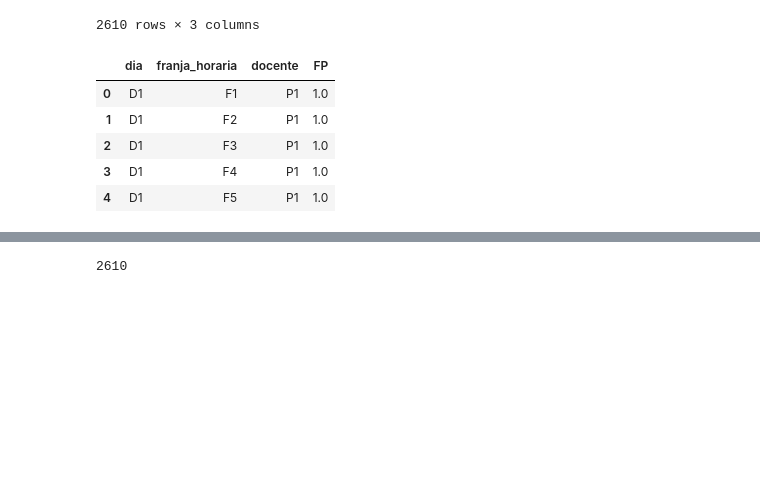
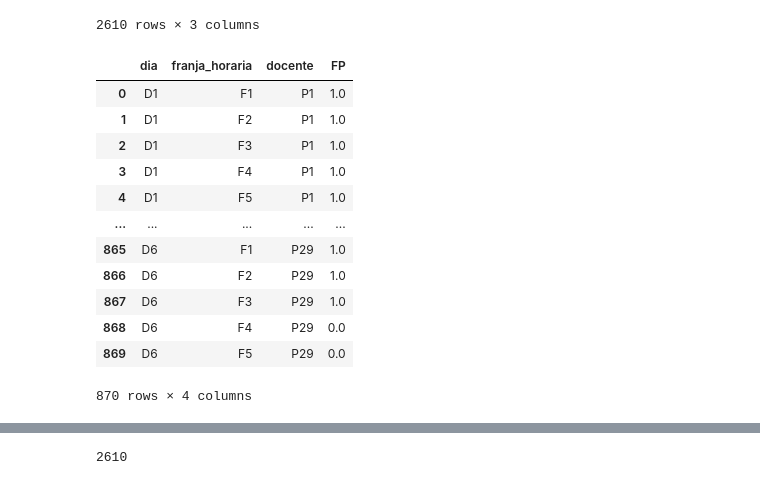
Before and after one commit to hfelizzola/Timetabling-Unisalle, a Jupyter notebook: Time_Tabling.ipynb, the cells around one changed output, grey strips where cells are left out. Saved outputs shown, nothing was run; the diff lists cells and outputs as text; code cells hidden in the pictures; blank space fills up the shorter version.

```diff
--- a/Time_Tabling.ipynb
+++ b/Time_Tabling.ipynb
@@ -197,15 +247,22 @@ MP
 # %%
 FP = pd.read_excel('input_data.xlsx', sheet_name='FP')
 #FP.rename(columns={'Unnamed: 0':'dia','Unnamed: 1':'franja_horaria'}, inplace=True)
 #FP = FP.melt(id_vars=['dia','franja_horaria'], value_vars=docente, var_name='docente', value_name='FP')
-FP.head()
+FP
 # %% [output]
 |  | dia | franja_horaria | docente | FP |
 | 0 | D1 | F1 | P1 | 1.0 |
 | 1 | D1 | F2 | P1 | 1.0 |
 | 2 | D1 | F3 | P1 | 1.0 |
 | 3 | D1 | F4 | P1 | 1.0 |
 | 4 | D1 | F5 | P1 | 1.0 |
+| ... | ... | ... | ... | ... |
+| 865 | D6 | F1 | P29 | 1.0 |
+| 866 | D6 | F2 | P29 | 1.0 |
+| 867 | D6 | F3 | P29 | 1.0 |
+| 868 | D6 | F4 | P29 | 0.0 |
+| 869 | D6 | F5 | P29 | 0.0 |
+870 rows × 4 columns
 # %%
 # CFM	Matriz con ponderación de costo estimado de insatisfacción de asignar en el día n en la franja i la asignatura j
 CFM = pd.read_excel('input_data.xlsx', sheet_name='CFM')
```
Also changed, not shown: parts of 7 cells of this notebook.
